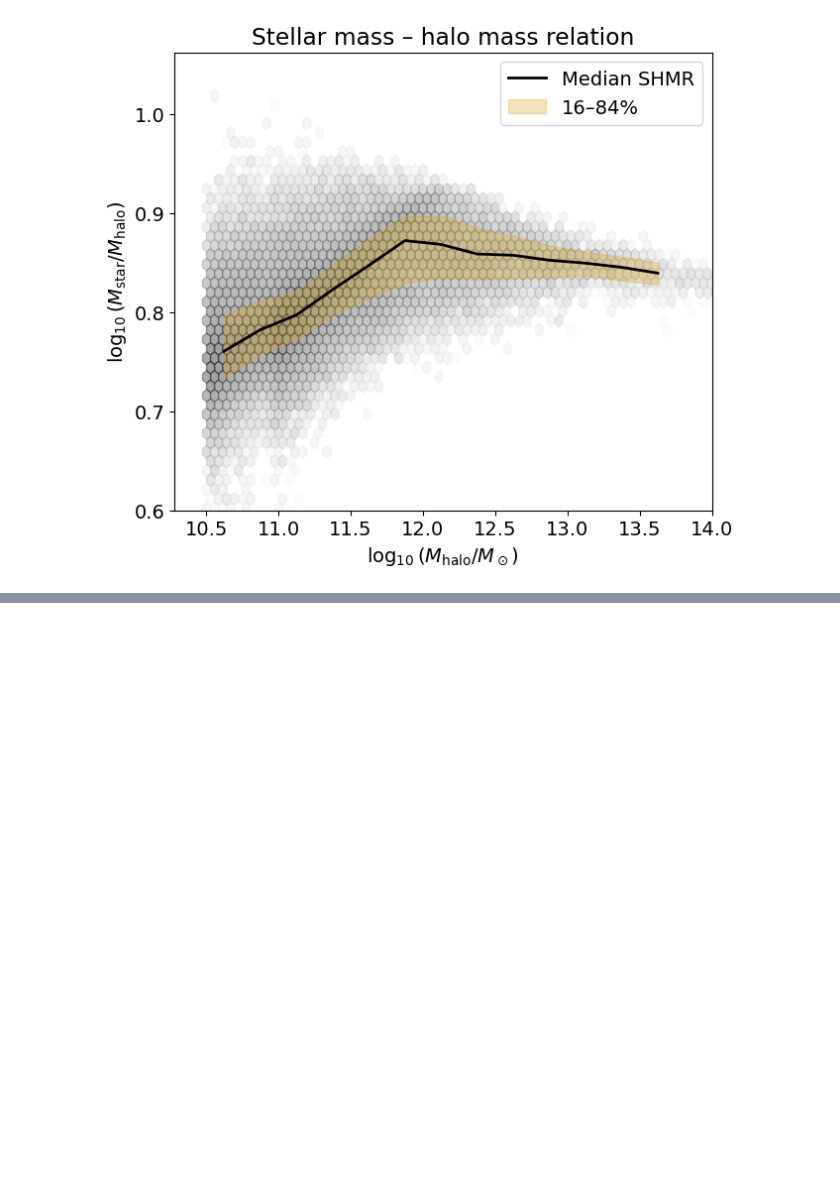
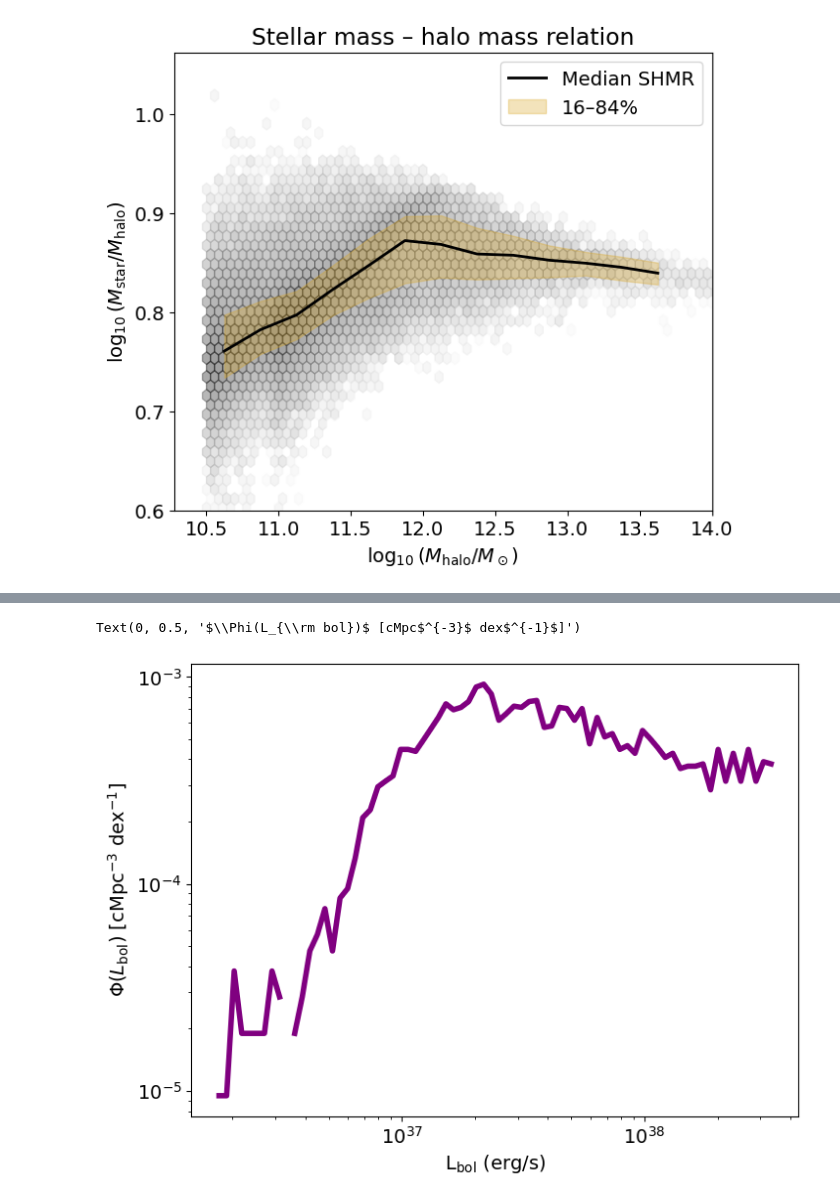
Before and after one commit to sophie-newman/cca-predoc, a Jupyter notebook: bolometric_corrections.ipynb, the cells around one changed output, grey strips where cells are left out. Saved outputs shown, nothing was run; the diff lists cells and outputs as text; code cells hidden in the pictures; blank space fills up the shorter version.

```diff
--- a/bolometric_corrections.ipynb
+++ b/bolometric_corrections.ipynb
@@ -411,6 +410,19 @@ def luminosity_function(band_luminosities, survey_volume, nbins=12, logL_range=N
     phi_err = np.where(counts > 0, phi_err, np.nan)
 
     return bin_centers, phi, phi_err, counts
+# %%
+# Compute bolometric luminosity function
+logL_centers, phi, phi_err, counts = luminosity_function(L_bol, 150**3, nbins=80)
+
+plt.figure(figsize=(8,6))
+plt.plot(10**logL_centers, phi, color='purple', lw=4, ls='-')
+plt.xscale("log")
+plt.yscale("log")
+plt.xlabel(r"L$_{\rm bol}$ (erg/s)")
+plt.ylabel(r"$\Phi(L_{\rm bol})$ [cMpc$^{-3}$ dex$^{-1}$]")
+# %% [output]
+Text(0, 0.5, '$\\Phi(L_{\\rm bol})$ [cMpc$^{-3}$ dex$^{-1}$]')
+[figure, added]
 # %%
 def plot_all_band_lfs(L_bol_array, survey_volume, nbins=12):
     """
```
Also changed, not shown: parts of 5 cells of this notebook.
